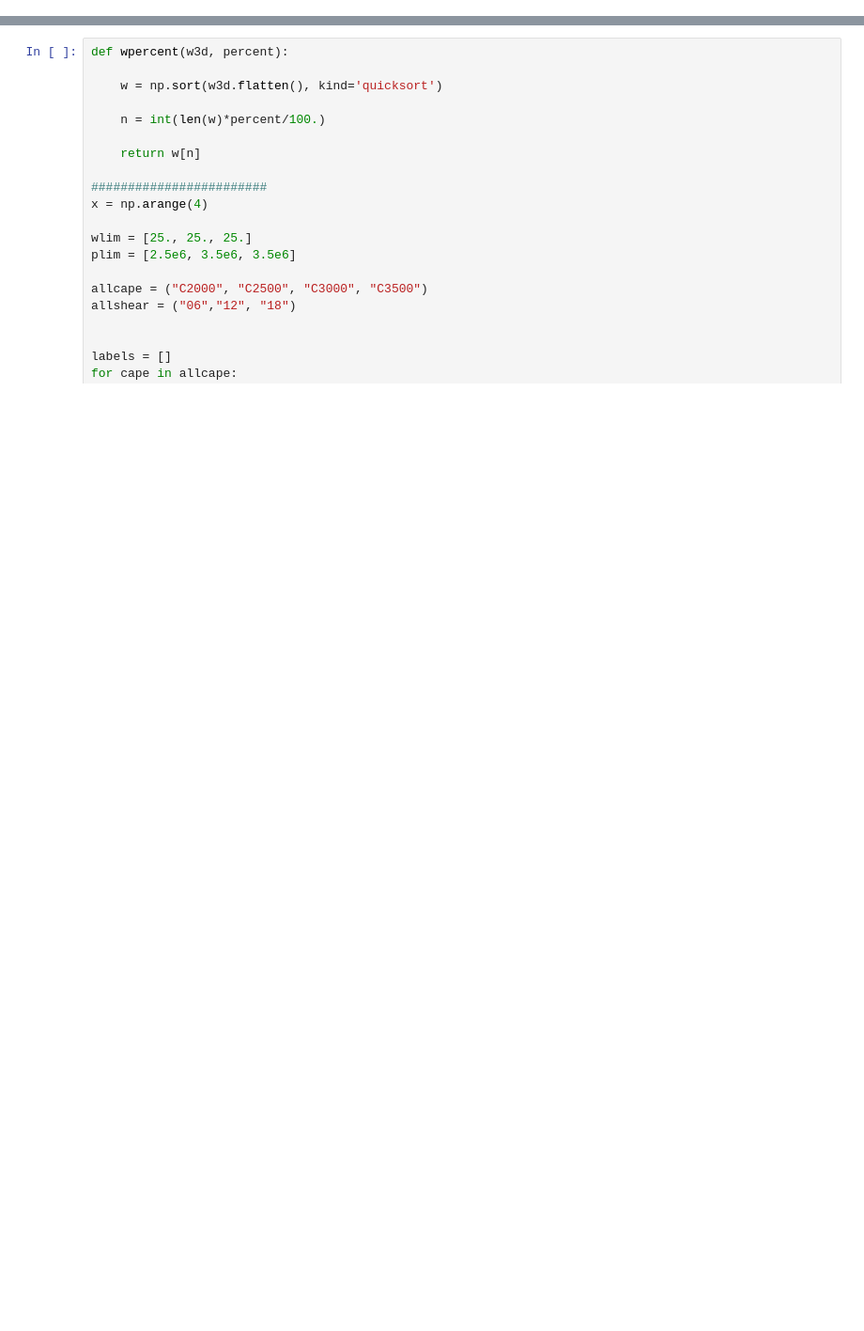
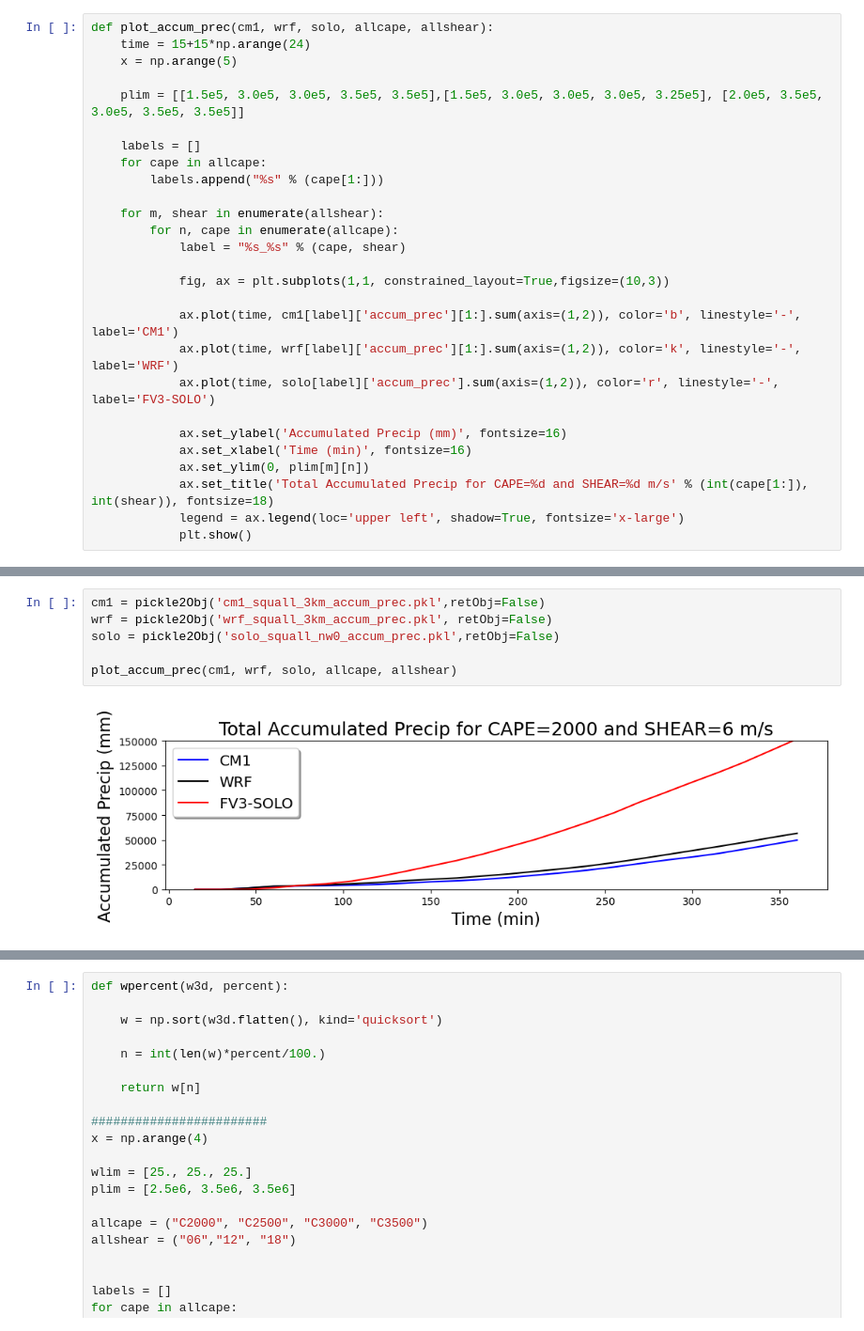
Before and after one commit to louiswicker/CAM_analysis_tools, a Jupyter notebook: ideal_cases/precip.ipynb, the cells around one changed output, grey strips where cells are left out. Shown at 94% size. Saved outputs shown, nothing was run; the diff lists cells and outputs as text; blank space fills up the shorter version.

```diff
--- a/ideal_cases/precip.ipynb
+++ b/ideal_cases/precip.ipynb
@@ -25,6 +28,33 @@ _nthreads = 2
 # %% [output]
 The autoreload extension is already loaded. To reload it, use:
   %reload_ext autoreload
+# %%
+def plot_accum_prec(cm1, wrf, solo, allcape, allshear):
+    time = 15+15*np.arange(24)
+    x = np.arange(5)
+
+    plim = [[1.5e5, 3.0e5, 3.0e5, 3.5e5, 3.5e5],[1.5e5, 3.0e5, 3.0e5, 3.0e5, 3.25e5], [2.0e5, 3.5e5, 3.0e5, 3.5e5, 3.5e5]]
+
+    labels = []
+    for cape in allcape:
+        labels.append("%s" % (cape[1:]))
+
+    for m, shear in enumerate(allshear):
+        for n, cape in enumerate(allcape):
+            label = "%s_%s" % (cape, shear)
+
+            fig, ax = plt.subplots(1,1, constrained_layout=True,figsize=(10,3))
+
+            ax.plot(time, cm1[label]['accum_prec'][1:].sum(axis=(1,2)), color='b', linestyle='-', label='CM1')
+            ax.plot(time, wrf[label]['accum_prec'][1:].sum(axis=(1,2)), color='k', linestyle='-', label='WRF')
+            ax.plot(time, solo[label]['accum_prec'].sum(axis=(1,2)), color='r', linestyle='-', label='FV3-SOLO')
+
+            ax.set_ylabel('Accumulated Precip (mm)', fontsize=16)
+            ax.set_xlabel('Time (min)', fontsize=16)
+            ax.set_ylim(0, plim[m][n])
+            ax.set_title('Total Accumulated Precip for CAPE=%d and SHEAR=%d m/s' % (int(cape[1:]), int(shear)), fontsize=18)
+            legend = ax.legend(loc='upper left', shadow=True, fontsize='x-large')
+            plt.show()
 # %%
 # Read in precip and w data
 
@@ -106,0 +127,8 @@ for m, shear in enumerate(allshear):
+# %%
+cm1 = pickle2Obj('cm1_squall_3km_accum_prec.pkl',retObj=False)
+wrf = pickle2Obj('wrf_squall_3km_accum_prec.pkl', retObj=False)
+solo = pickle2Obj('solo_squall_nw0_accum_prec.pkl',retObj=False)
+
+plot_accum_prec(cm1, wrf, solo, allcape, allshear)
+# %% [output]
+[figure, added]
```
Also changed, not shown: parts of 9 cells of this notebook, 7 other files.
